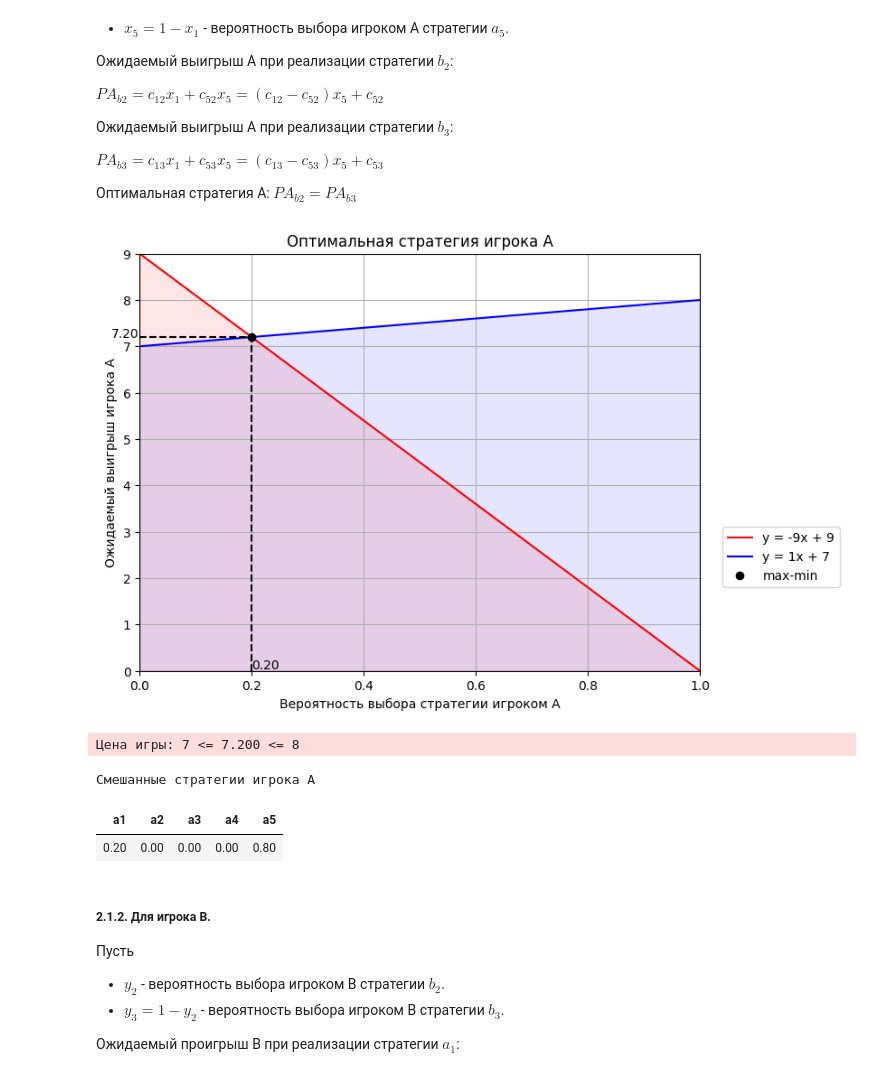
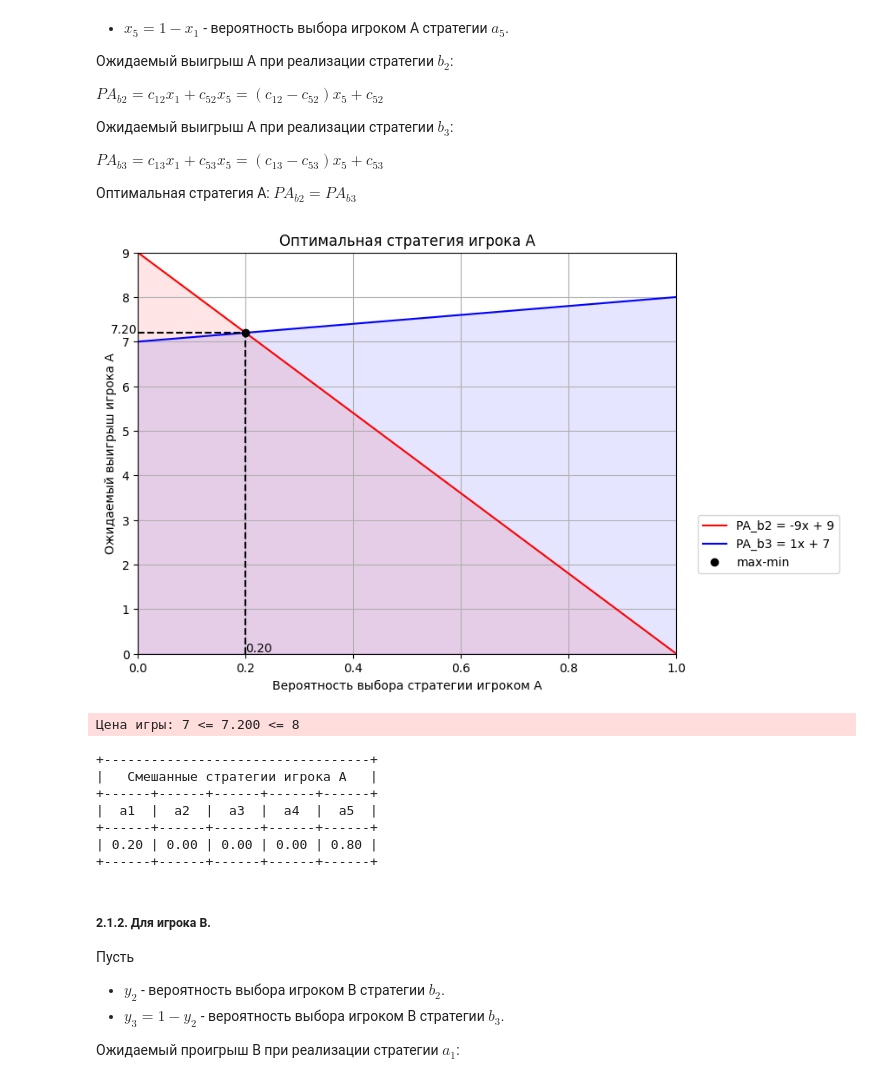
Before and after one commit to aaaaaaaalesha/10-game_theory, a Jupyter notebook: game_theory/introduction_rgz_01/rgz.ipynb, the cells around one changed output. Cells and saved outputs as stored; diff of their text form; code cells hidden in the pictures.

Commit message:
fix(rgz): rename functions in graphoanalytic method

```diff
--- a/game_theory/introduction_rgz_01/rgz.ipynb
+++ b/game_theory/introduction_rgz_01/rgz.ipynb
@@ -193,40 +194,42 @@ PA_b = np.array([c, d])
 X = np.linspace(0, 1, 50)
 PA_b_first_y = PA_b_first(X)
 PA_b_second_y = PA_b_second(X)
 max_PA_b_y = np.max(np.concatenate((PA_b_first_y, PA_b_second_y)))
 
 plt.figure(figsize=(8, 6))
 plt.title("Оптимальная стратегия игрока A")
-plt.plot(X, PA_b_first_y, label=f"y = {a - c}x + {c}", color="red")
-plt.plot(X, PA_b_second_y, label=f"y = {b - d}x + {d}", color="blue")
+
+PA_b_first_label, PA_b_second_label = reduced_game.player_b_strategy_labels
+plt.plot(X, PA_b_first_y, label=f"PA_{PA_b_first_label} = {a - c}x + {c}", color="red")
+plt.plot(X, PA_b_second_y, label=f"PA_{PA_b_second_label} = {b - d}x + {d}", color="blue")
 
 # Точка пересечения.
 plt.plot(x_intersect, y_intersect, "o", color="black", label="max-min")
 # Проекции точки пересечения на оси.
 plt.vlines(x_intersect, min(PA_b_first_y), y_intersect, color="black", linestyles='dashed')
 plt.hlines(y_intersect, min(X), x_intersect, color="black", linestyles='dashed')
 # Ограничение [0, 1] - вероятность.
 plt.xlim(0, 1)
 # Ограничение на нормализованные элементы матрицы.
 plt.ylim(0, max_PA_b_y)
 # Подписи осей.
 plt.xlabel("Вероятность выбора стратегии игроком A")
 plt.ylabel("Ожидаемый выигрыш игрока A")
 # Сегменты под графиками.
 plt.fill_between(X, PA_b_first_y, color='red', alpha=0.1)
 plt.fill_between(X, PA_b_second_y, color='blue', alpha=0.1)
 # Отображение значений координат точки пересечения на осях
 plt.text(x_intersect, 0.05, f'{x_intersect:.2f}')
 plt.text(-0.05, y_intersect, f'{y_intersect:.2f}')
 
 plt.legend(loc=(1.04, 0.2))
 plt.grid(True)
 # %% [output]
-[figure, old version]
+[figure, new version]
 # %%
 # Смешанные стратегии игрока A и цена игры.
 assert check_resulted_game_price(reduced_game, y_intersect)
-get_resulted_mixed_strategies(
+mixed_strategies = get_resulted_mixed_strategies(
     player_labels=game_matrix.player_a_strategy_labels,
     labels_to_probability=dict(zip(
         reduced_game.player_a_strategy_labels,
@@ -234,11 +237,16 @@ get_resulted_mixed_strategies(
     )),
     player_name="A",
 )
+print(mixed_strategies)
 # %% [output]
 Цена игры: 7 <= 7.200 <= 8
-Смешанные стратегии игрока A
++----------------------------------+
+|   Смешанные стратегии игрока A   |
++------+------+------+------+------+
+|  a1  |  a2  |  a3  |  a4  |  a5  |
++------+------+------+------+------+
+| 0.20 | 0.00 | 0.00 | 0.00 | 0.80 |
++------+------+------+------+------+
-| a1 | a2 | a3 | a4 | a5 |
-| 0.20 | 0.00 | 0.00 | 0.00 | 0.80 |
 # %% [markdown]
 ##### 2.1.2. Для игрока B.
 Пусть
```
Also changed, not shown: parts of 6 cells of this notebook.
